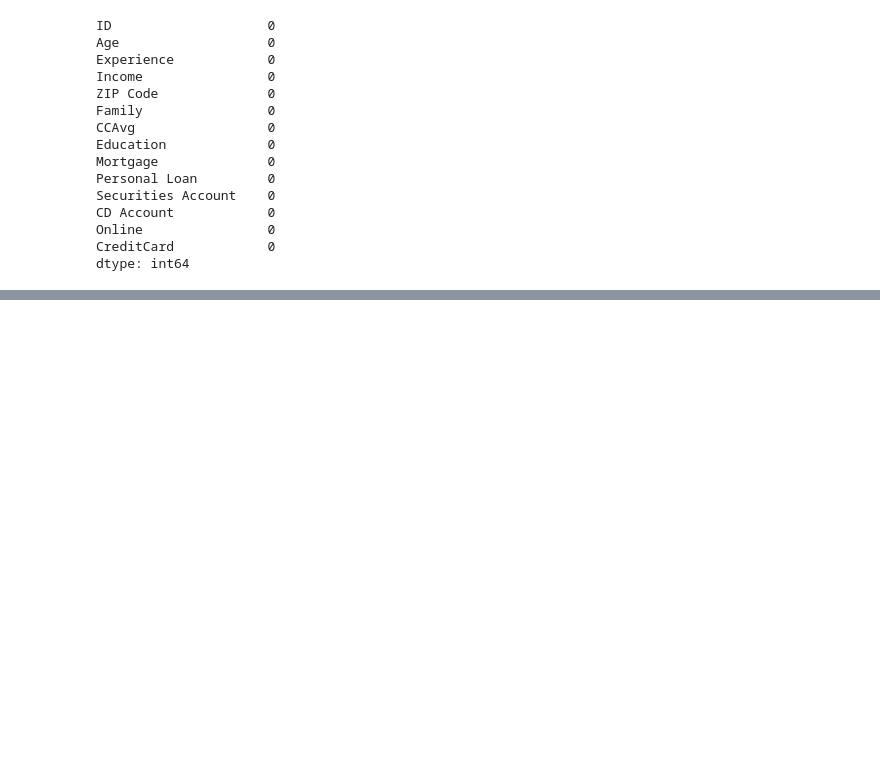
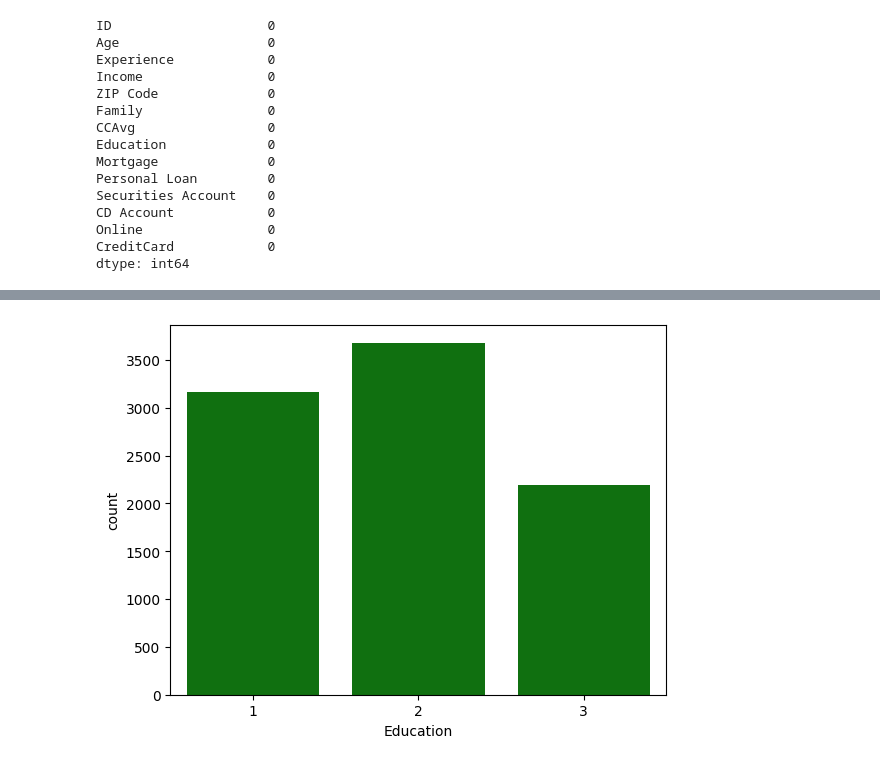
Before and after one commit to Sabindara17/Machine-Learning, a Jupyter notebook: ML_Lab.ipynb, the cells around one changed output, grey strips where cells are left out. Saved outputs shown, nothing was run; the diff lists cells and outputs as text; code cells hidden in the pictures; blank space fills up the shorter version.

```diff
--- a/ML_Lab.ipynb
+++ b/ML_Lab.ipynb
@@ -171,0 +211,7 @@ dtype: int64
+# %%
+import seaborn as sns
+
+sns.countplot(x=x['Education'], color='green')
+plt.show()
+# %% [output]
+[figure, added]
```
Also changed, not shown: parts of 6 cells of this notebook.
